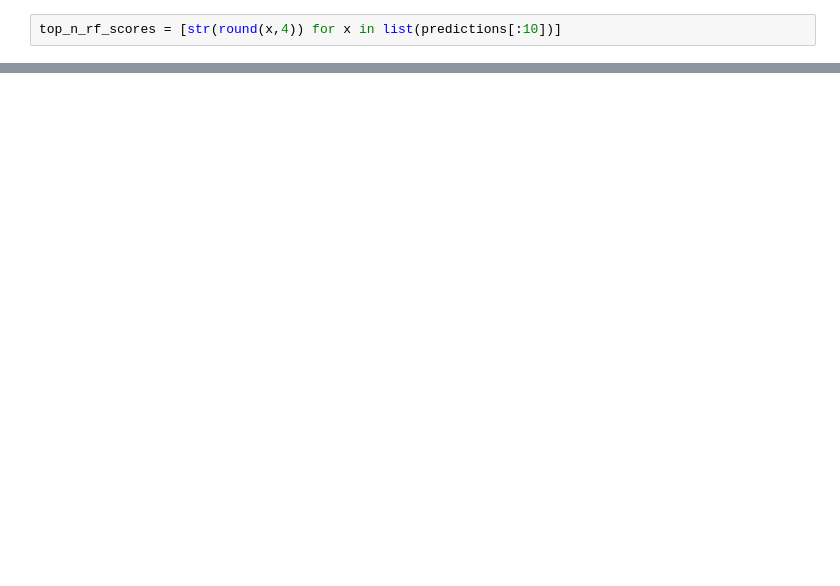
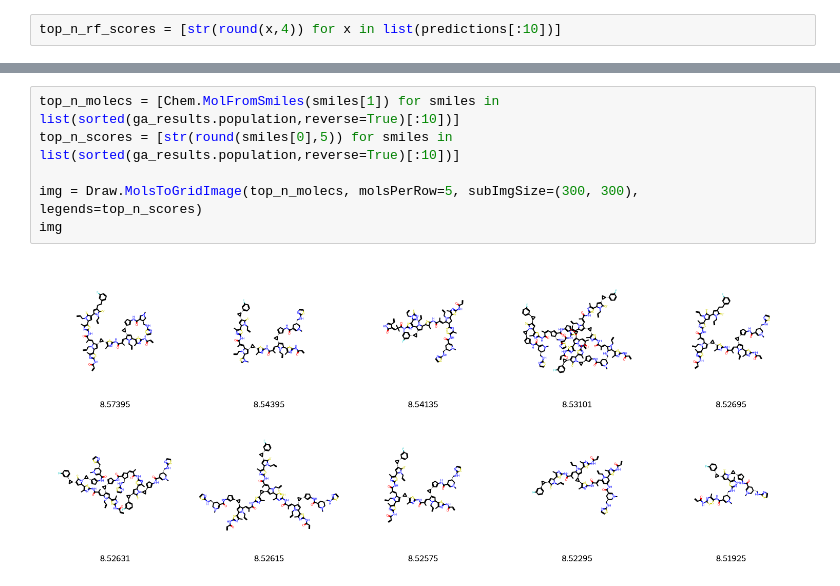
Before and after one commit to luleu96/GenAIinDD_Exercises, a Jupyter notebook: Exercises/Exercise_2/molGA.ipynb, the cells around one changed output, grey strips where cells are left out. Cells and saved outputs as stored; diff of their text form; blank space fills up the shorter version.

```diff
--- a/Exercises/Exercise_2/molGA.ipynb
+++ b/Exercises/Exercise_2/molGA.ipynb
@@ -105,0 +115,8 @@ Chem.MolFromSmiles(max(ga_results.population))
+# %%
+top_n_molecs = [Chem.MolFromSmiles(smiles[1]) for smiles in list(sorted(ga_results.population,reverse=True)[:10])]
+top_n_scores = [str(round(smiles[0],5)) for smiles in list(sorted(ga_results.population,reverse=True)[:10])]
+
+img = Draw.MolsToGridImage(top_n_molecs, molsPerRow=5, subImgSize=(300, 300), legends=top_n_scores)
+img
+# %% [output]
+[figure, added]
```
Also changed, not shown: parts of 12 cells of this notebook, 9 other files.
